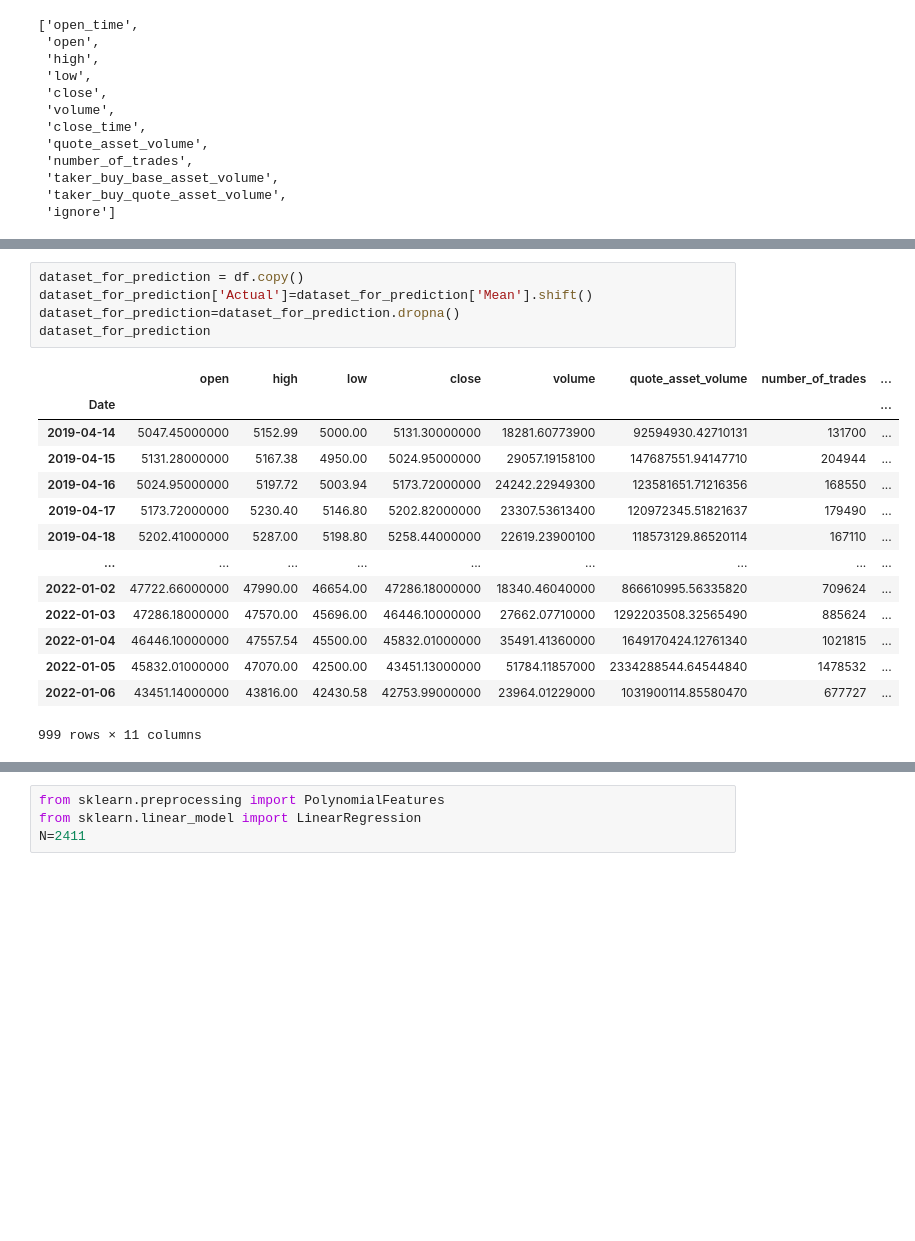
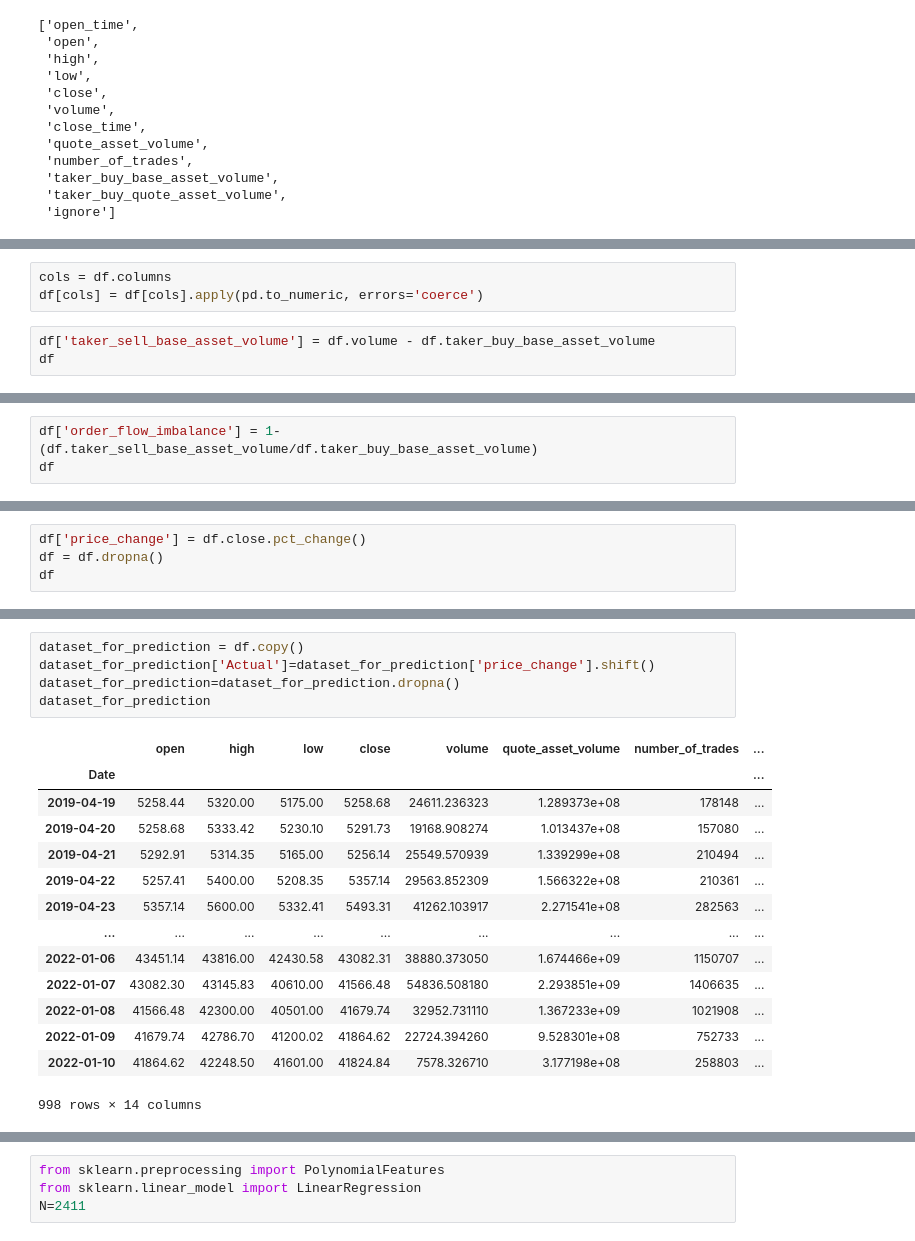
Before and after one commit to moo0la/final_peoject, a Jupyter notebook: ML_Bitcoin_price_predictor.ipynb, the cells around one changed output, grey strips where cells are left out. Cells and saved outputs as stored; diff of their text form; blank space fills up the shorter version.

```diff
--- a/ML_Bitcoin_price_predictor.ipynb
+++ b/ML_Bitcoin_price_predictor.ipynb
@@ -120,0 +105,6 @@ DatetimeIndex(['2019-04-13', '2019-04-14', '2019-04-15', '2019-04-16',
+# %%
+cols = df.columns
+df[cols] = df[cols].apply(pd.to_numeric, errors='coerce')
+# %%
+df['taker_sell_base_asset_volume'] = df.volume - df.taker_buy_base_asset_volume
+df
@@ -120,0 +126,3 @@ DatetimeIndex(['2019-04-13', '2019-04-14', '2019-04-15', '2019-04-16',
+# %%
+df['order_flow_imbalance'] = 1-(df.taker_sell_base_asset_volume/df.taker_buy_base_asset_volume)
+df
@@ -120,0 +144,4 @@ DatetimeIndex(['2019-04-13', '2019-04-14', '2019-04-15', '2019-04-16',
+# %%
+df['price_change'] = df.close.pct_change()
+df = df.dropna()
+df
@@ -142,20 +189,20 @@ df
 # %%
 dataset_for_prediction = df.copy()
-dataset_for_prediction['Actual']=dataset_for_prediction['Mean'].shift()
+dataset_for_prediction['Actual']=dataset_for_prediction['price_change'].shift()
 dataset_for_prediction=dataset_for_prediction.dropna()
 dataset_for_prediction
 # %% [output]
 |  | open | high | low | close | volume | quote_asset_volume | number_of_trades | ... |
 | Date |  |  |  |  |  |  |  | ... |
-| 2019-04-14 | 5047.45000000 | 5152.99 | 5000.00 | 5131.30000000 | 18281.60773900 | 92594930.42710131 | 131700 | ... |
-| 2019-04-15 | 5131.28000000 | 5167.38 | 4950.00 | 5024.95000000 | 29057.19158100 | 147687551.94147710 | 204944 | ... |
-| 2019-04-16 | 5024.95000000 | 5197.72 | 5003.94 | 5173.72000000 | 24242.22949300 | 123581651.71216356 | 168550 | ... |
-| 2019-04-17 | 5173.72000000 | 5230.40 | 5146.80 | 5202.82000000 | 23307.53613400 | 120972345.51821637 | 179490 | ... |
-| 2019-04-18 | 5202.41000000 | 5287.00 | 5198.80 | 5258.44000000 | 22619.23900100 | 118573129.86520114 | 167110 | ... |
+| 2019-04-19 | 5258.44 | 5320.00 | 5175.00 | 5258.68 | 24611.236323 | 1.289373e+08 | 178148 | ... |
+| 2019-04-20 | 5258.68 | 5333.42 | 5230.10 | 5291.73 | 19168.908274 | 1.013437e+08 | 157080 | ... |
+| 2019-04-21 | 5292.91 | 5314.35 | 5165.00 | 5256.14 | 25549.570939 | 1.339299e+08 | 210494 | ... |
+| 2019-04-22 | 5257.41 | 5400.00 | 5208.35 | 5357.14 | 29563.852309 | 1.566322e+08 | 210361 | ... |
+| 2019-04-23 | 5357.14 | 5600.00 | 5332.41 | 5493.31 | 41262.103917 | 2.271541e+08 | 282563 | ... |
 | ... | ... | ... | ... | ... | ... | ... | ... | ... |
-| 2022-01-02 | 47722.66000000 | 47990.00 | 46654.00 | 47286.18000000 | 18340.46040000 | 866610995.56335820 | 709624 | ... |
-| 2022-01-03 | 47286.18000000 | 47570.00 | 45696.00 | 46446.10000000 | 27662.07710000 | 1292203508.32565490 | 885624 | ... |
-| 2022-01-04 | 46446.10000000 | 47557.54 | 45500.00 | 45832.01000000 | 35491.41360000 | 1649170424.12761340 | 1021815 | ... |
-| 2022-01-05 | 45832.01000000 | 47070.00 | 42500.00 | 43451.13000000 | 51784.11857000 | 2334288544.64544840 | 1478532 | ... |
-| 2022-01-06 | 43451.14000000 | 43816.00 | 42430.58 | 42753.99000000 | 23964.01229000 | 1031900114.85580470 | 677727 | ... |
+| 2022-01-06 | 43451.14 | 43816.00 | 42430.58 | 43082.31 | 38880.373050 | 1.674466e+09 | 1150707 | ... |
+| 2022-01-07 | 43082.30 | 43145.83 | 40610.00 | 41566.48 | 54836.508180 | 2.293851e+09 | 1406635 | ... |
+| 2022-01-08 | 41566.48 | 42300.00 | 40501.00 | 41679.74 | 32952.731110 | 1.367233e+09 | 1021908 | ... |
+| 2022-01-09 | 41679.74 | 42786.70 | 41200.02 | 41864.62 | 22724.394260 | 9.528301e+08 | 752733 | ... |
+| 2022-01-10 | 41864.62 | 42248.50 | 41601.00 | 41824.84 | 7578.326710 | 3.177198e+08 | 258803 | ... |
-999 rows × 11 columns
+998 rows × 14 columns
```
Also changed, not shown: parts of 23 cells of this notebook.
